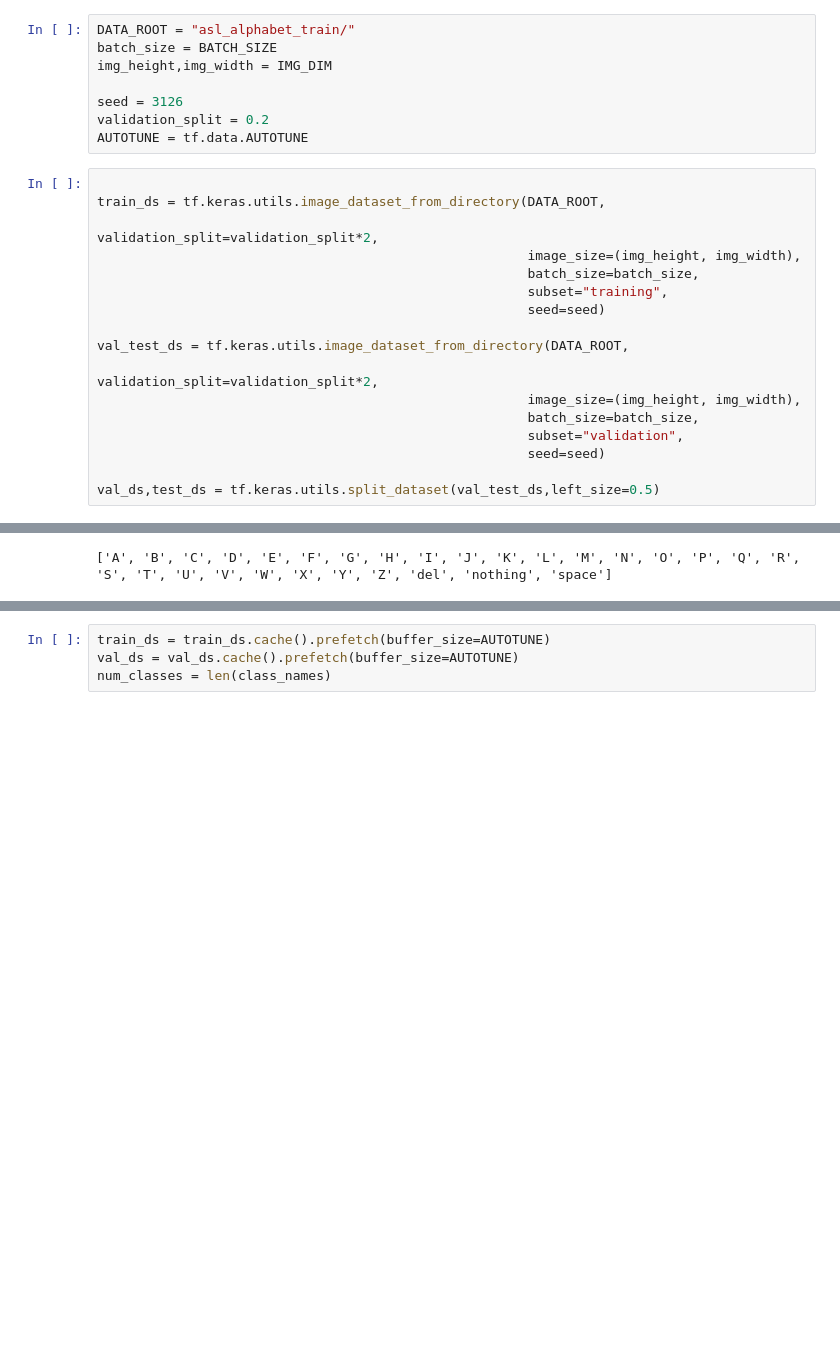
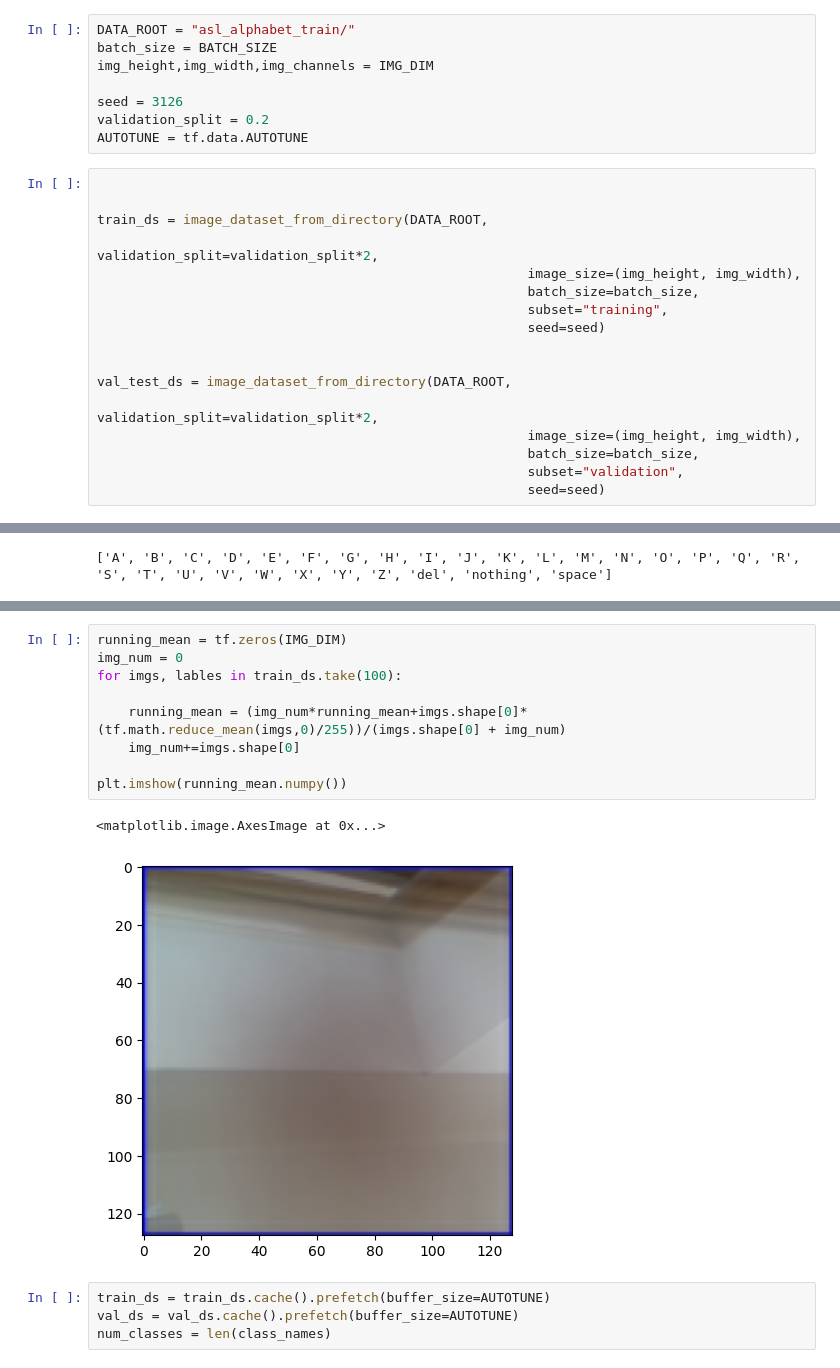
Before and after one commit to zivm20/Sign-language-classification, a Jupyter notebook: main.ipynb, the cells around one changed output, grey strips where cells are left out. Saved outputs shown, nothing was run; the diff lists cells and outputs as text; blank space fills up the shorter version.

```diff
--- a/main.ipynb
+++ b/main.ipynb
@@ -21,28 +28,28 @@ tf.config.list_physical_devices('GPU')
 # %%
 DATA_ROOT = "asl_alphabet_train/"
 batch_size = BATCH_SIZE
-img_height,img_width = IMG_DIM
+img_height,img_width,img_channels = IMG_DIM
 
 seed = 3126
 validation_split = 0.2
 AUTOTUNE = tf.data.AUTOTUNE
 # %%
 
-train_ds = tf.keras.utils.image_dataset_from_directory(DATA_ROOT,
+
+train_ds = image_dataset_from_directory(DATA_ROOT,
                                                        validation_split=validation_split*2,
                                                        image_size=(img_height, img_width),
                                                        batch_size=batch_size,
                                                        subset="training",
                                                        seed=seed)
 
-val_test_ds = tf.keras.utils.image_dataset_from_directory(DATA_ROOT,
+
+val_test_ds = image_dataset_from_directory(DATA_ROOT,
                                                        validation_split=validation_split*2,
                                                        image_size=(img_height, img_width),
                                                        batch_size=batch_size,
                                                        subset="validation",
                                                        seed=seed)
-
-val_ds,test_ds = tf.keras.utils.split_dataset(val_test_ds,left_size=0.5)
 # %% [output]
 Found 87000 files belonging to 29 classes.
 Using 52200 files for training.
@@ -66,3 +76,15 @@ for images, labels in train_ds.take(1):
+# %%
+running_mean = tf.zeros(IMG_DIM)
+img_num = 0
+for imgs, lables in train_ds.take(100):
+
+    running_mean = (img_num*running_mean+imgs.shape[0]*(tf.math.reduce_mean(imgs,0)/255))/(imgs.shape[0] + img_num)
+    img_num+=imgs.shape[0]
+
+plt.imshow(running_mean.numpy())
+# %% [output]
+<matplotlib.image.AxesImage at 0x...>
+[figure, added]
 # %%
 train_ds = train_ds.cache().prefetch(buffer_size=AUTOTUNE)
 val_ds = val_ds.cache().prefetch(buffer_size=AUTOTUNE)
```
Also changed, not shown: parts of 29 cells of this notebook, 5 other files.
